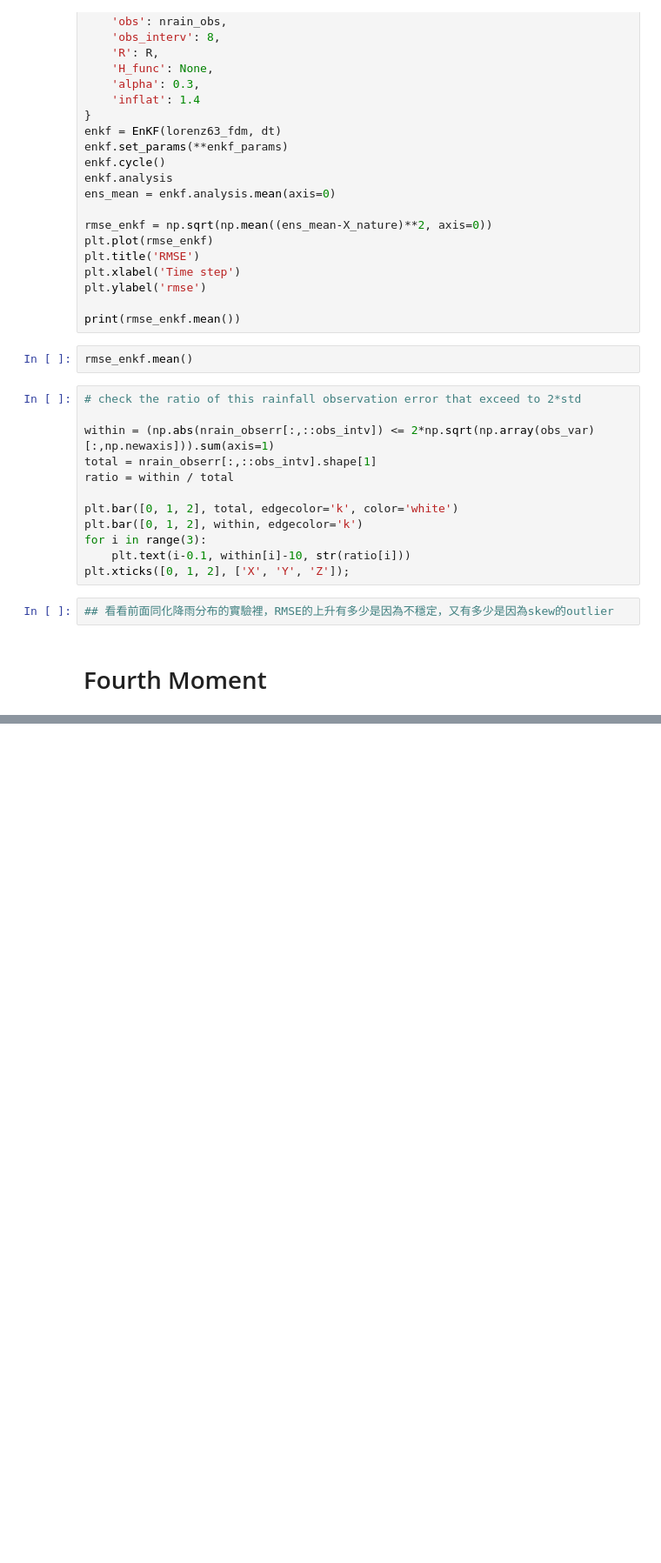
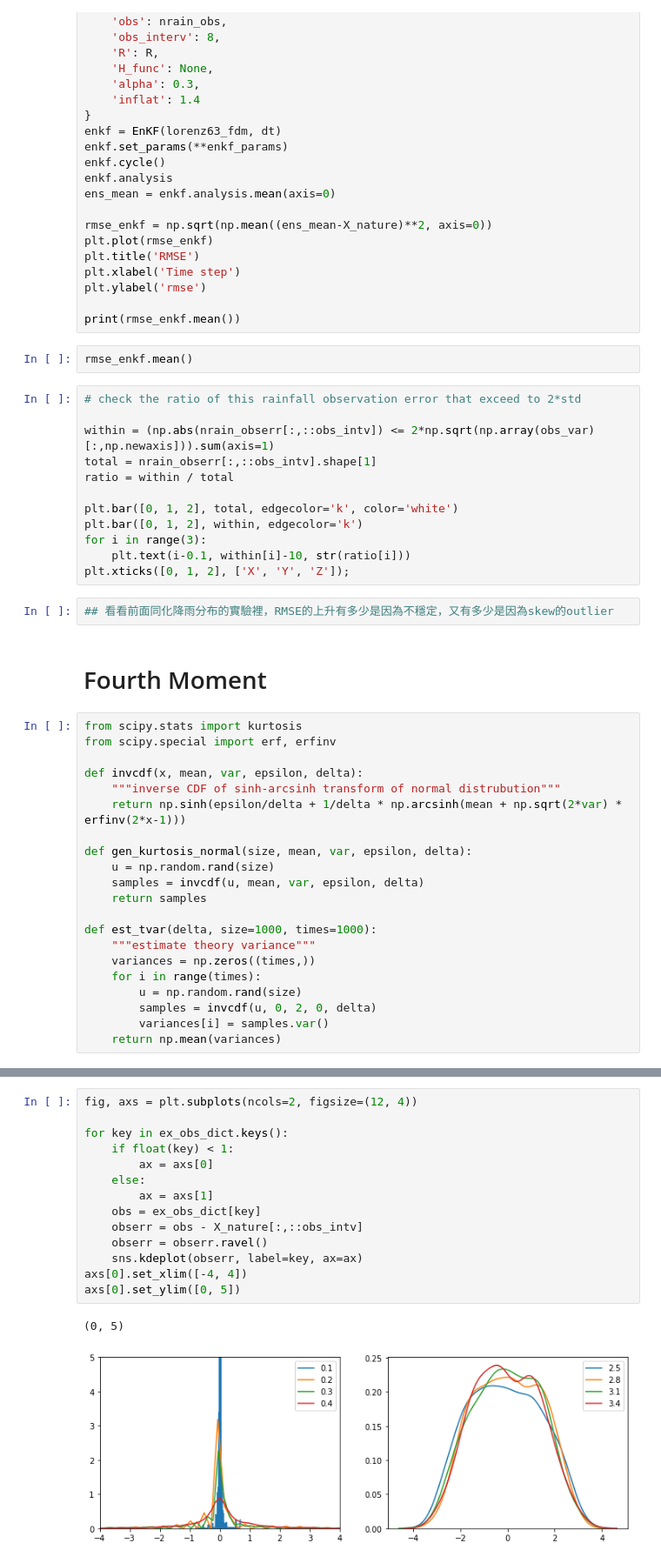
Before and after one commit to micky85lu/Data-Assimilation-Project, a Jupyter notebook: experiment.ipynb, the cells around one changed output, grey strips where cells are left out. Shown: that part at 87% size. Cells and saved outputs as stored; diff of their text form; blank space fills up the shorter version.

```diff
--- a/experiment.ipynb
+++ b/experiment.ipynb
@@ -850,3 +850,24 @@ plt.xticks([0, 1, 2], ['X', 'Y', 'Z']);
 ## 看看前面同化降雨分布的實驗裡，RMSE的上升有多少是因為不穩定，又有多少是因為skew的outlier
 # %% [markdown]
 # Fourth Moment
+# %%
+from scipy.stats import kurtosis
+from scipy.special import erf, erfinv
+
+def invcdf(x, mean, var, epsilon, delta):
+    """inverse CDF of sinh-arcsinh transform of normal distrubution"""
+    return np.sinh(epsilon/delta + 1/delta * np.arcsinh(mean + np.sqrt(2*var) * erfinv(2*x-1)))
+
+def gen_kurtosis_normal(size, mean, var, epsilon, delta):
+    u = np.random.rand(size)
+    samples = invcdf(u, mean, var, epsilon, delta)
+    return samples
+
+def est_tvar(delta, size=1000, times=1000):
+    """estimate theory variance"""
+    variances = np.zeros((times,))
+    for i in range(times):
+        u = np.random.rand(size)
+        samples = invcdf(u, 0, 2, 0, delta)
+        variances[i] = samples.var()
+    return np.mean(variances)
@@ -852,0 +1056,17 @@ plt.xticks([0, 1, 2], ['X', 'Y', 'Z']);
+# %%
+fig, axs = plt.subplots(ncols=2, figsize=(12, 4))
+
+for key in ex_obs_dict.keys():
+    if float(key) < 1:
+        ax = axs[0]
+    else:
+        ax = axs[1]
+    obs = ex_obs_dict[key]
+    obserr = obs - X_nature[:,::obs_intv]
+    obserr = obserr.ravel()
+    sns.kdeplot(obserr, label=key, ax=ax)
+axs[0].set_xlim([-4, 4])
+axs[0].set_ylim([0, 5])
+# %% [output]
+(0, 5)
+[figure, added]
```
Also changed, not shown: parts of 16 cells of this notebook, 3 other files.
